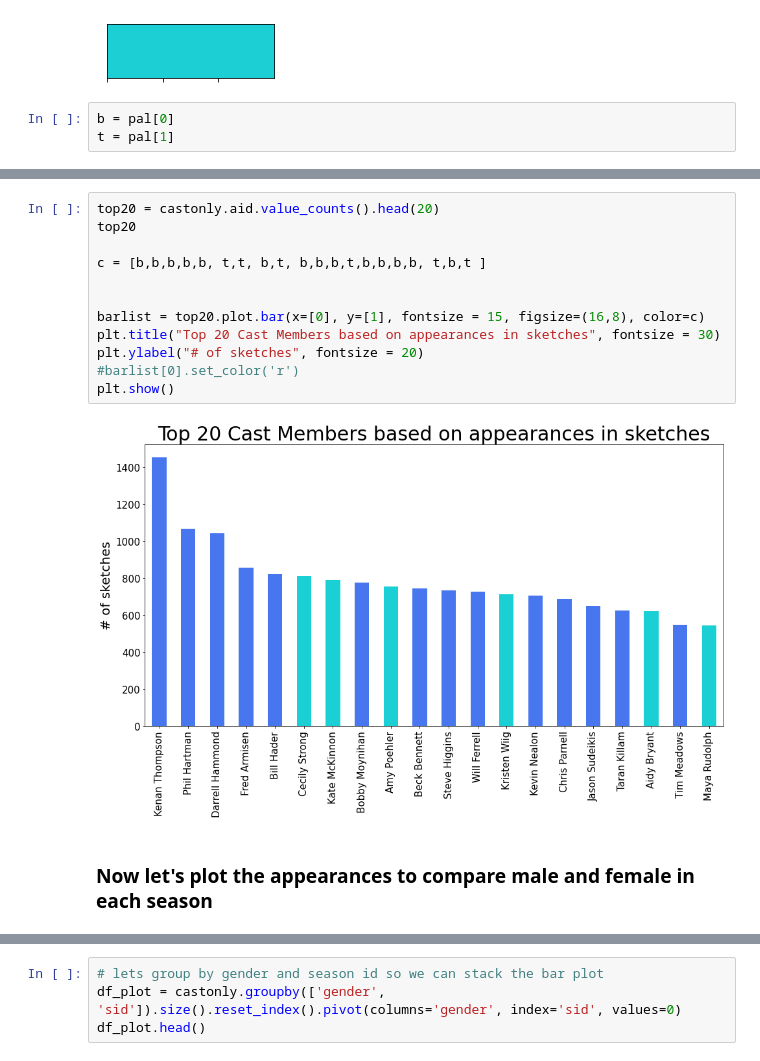
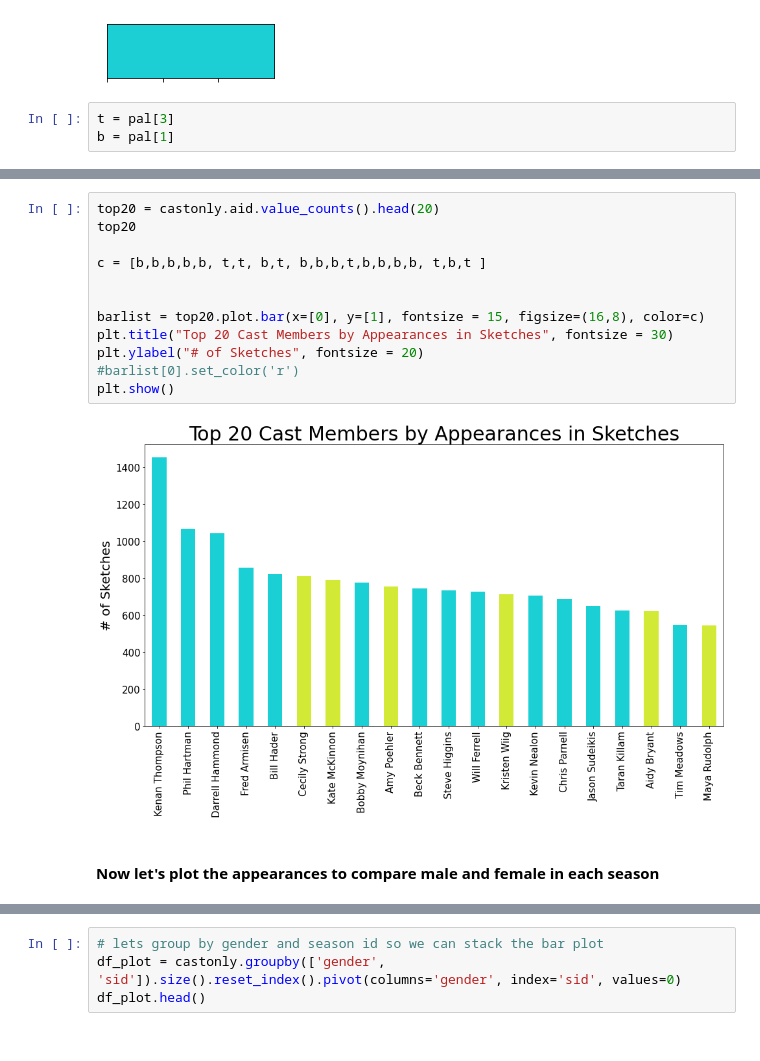
Before and after one commit to sangeetajay/Springboard, a Jupyter notebook: Storytelling_SNL.ipynb, the cells around one changed output, grey strips where cells are left out. Cells and saved outputs as stored; diff of their text form.

```diff
--- a/Storytelling_SNL.ipynb
+++ b/Storytelling_SNL.ipynb
@@ -831,6 +830,6 @@ sns.palplot(pal[1])
 # %% [output]
 [figure]
 # %%
-b = pal[0]
-t = pal[1]
+t = pal[3]
+b = pal[1]
 # %%
@@ -854,17 +853,17 @@ plt.show()
 # %%
 top20 = castonly.aid.value_counts().head(20)
 top20
 
 c = [b,b,b,b,b, t,t, b,t, b,b,b,t,b,b,b,b, t,b,t ]
 
 
 barlist = top20.plot.bar(x=[0], y=[1], fontsize = 15, figsize=(16,8), color=c)
-plt.title("Top 20 Cast Members based on appearances in sketches", fontsize = 30)
-plt.ylabel("# of sketches", fontsize = 20)
+plt.title("Top 20 Cast Members by Appearances in Sketches", fontsize = 30)
+plt.ylabel("# of Sketches", fontsize = 20)
 #barlist[0].set_color('r')
 plt.show()
 # %% [output]
-[figure, old version]
+[figure, new version]
 # %% [markdown]
-### Now let's plot the appearances to compare male and female in each season
+#### Now let's plot the appearances to compare male and female in each season
 # %%
```
Also changed, not shown: parts of 31 cells of this notebook.
